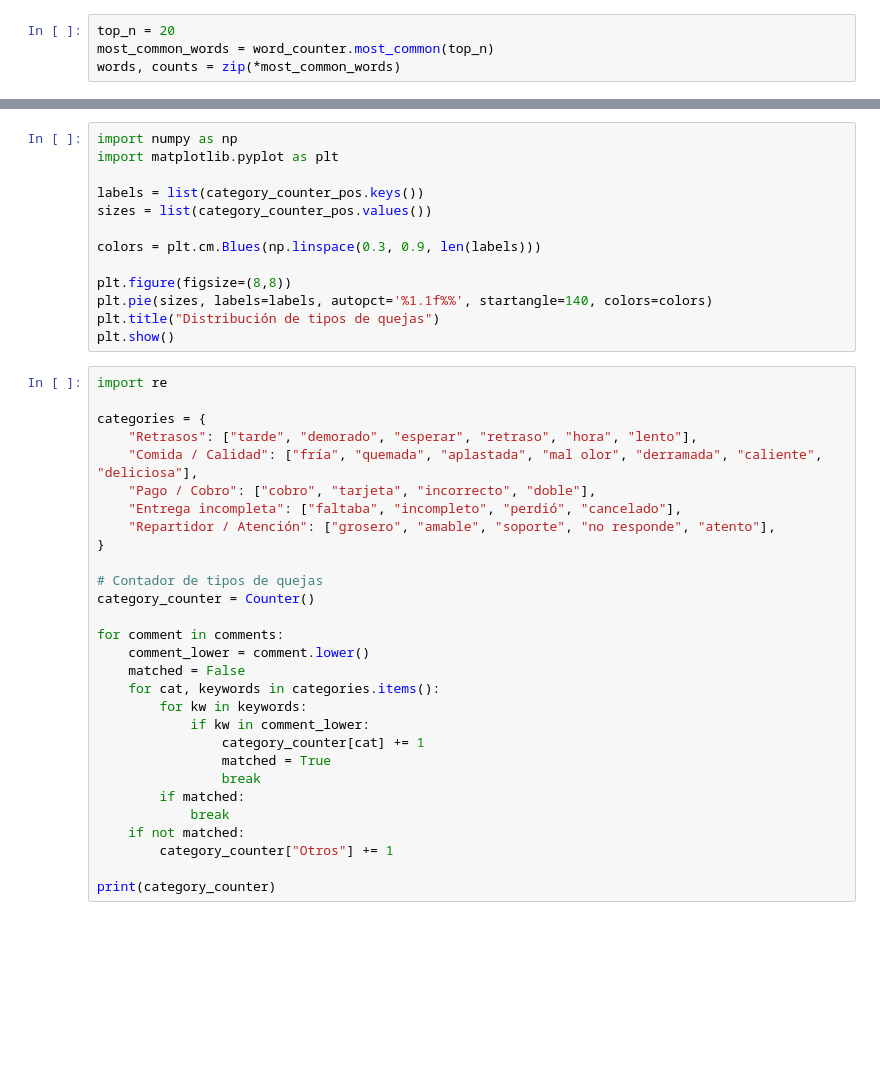
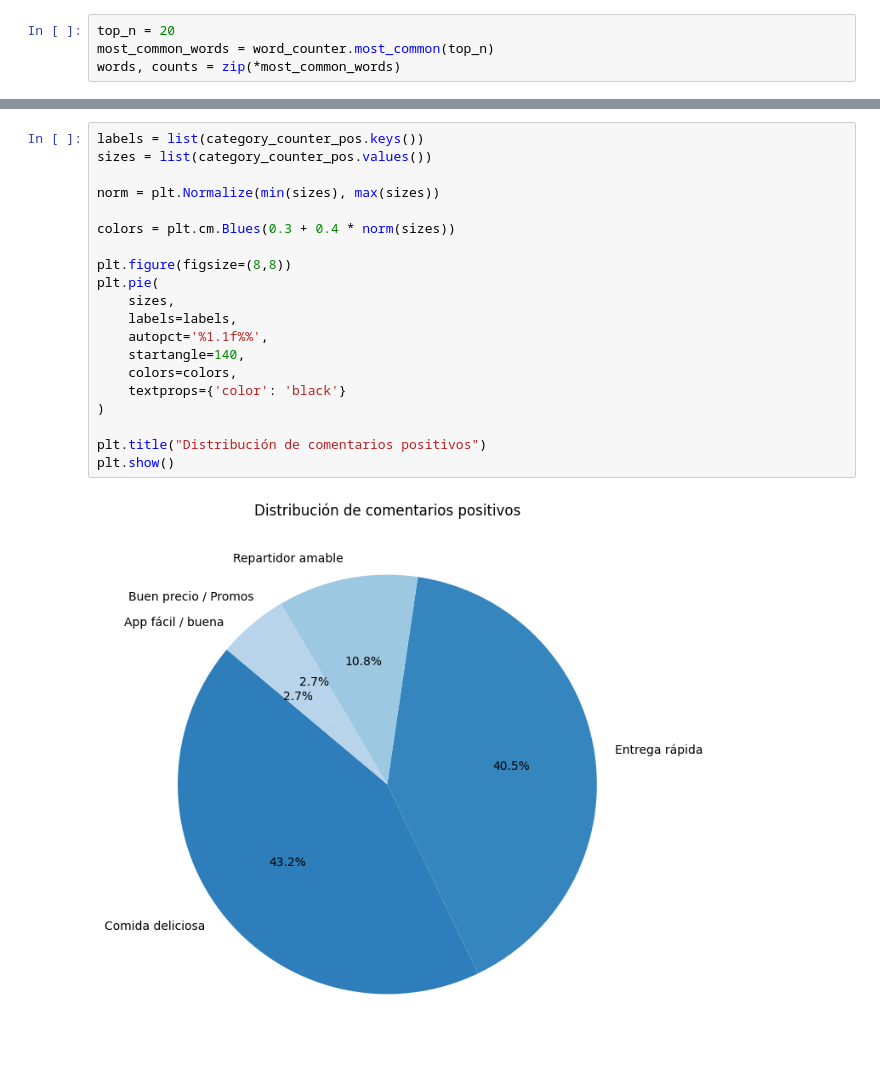
Before and after one commit to sebastianb92/nlp-labs, a Jupyter notebook: Session1/1-Spacy-Basics.ipynb, the cells around one changed output, grey strips where cells are left out. Drawn from its saved outputs; the diff is of its cells as text; blank space fills up the shorter version.

```diff
--- a/Session1/1-Spacy-Basics.ipynb
+++ b/Session1/1-Spacy-Basics.ipynb
@@ -323,42 +411,22 @@ print(category_counter_pos)
 # %%
-import numpy as np
-import matplotlib.pyplot as plt
-
 labels = list(category_counter_pos.keys())
 sizes = list(category_counter_pos.values())
 
-colors = plt.cm.Blues(np.linspace(0.3, 0.9, len(labels)))
+norm = plt.Normalize(min(sizes), max(sizes))
+
+colors = plt.cm.Blues(0.3 + 0.4 * norm(sizes))
 
 plt.figure(figsize=(8,8))
-plt.pie(sizes, labels=labels, autopct='%1.1f%%', startangle=140, colors=colors)
-plt.title("Distribución de tipos de quejas")
+plt.pie(
+    sizes,
+    labels=labels,
+    autopct='%1.1f%%',
+    startangle=140,
+    colors=colors,
+    textprops={'color': 'black'}
+)
+
+plt.title("Distribución de comentarios positivos")
 plt.show()
+# %% [output]
+[figure, added]
-# %%
-import re
-
-categories = {
-    "Retrasos": ["tarde", "demorado", "esperar", "retraso", "hora", "lento"],
-    "Comida / Calidad": ["fría", "quemada", "aplastada", "mal olor", "derramada", "caliente", "deliciosa"],
-    "Pago / Cobro": ["cobro", "tarjeta", "incorrecto", "doble"],
-    "Entrega incompleta": ["faltaba", "incompleto", "perdió", "cancelado"],
-    "Repartidor / Atención": ["grosero", "amable", "soporte", "no responde", "atento"],
-}
-
-# Contador de tipos de quejas
-category_counter = Counter()
-
-for comment in comments:
-    comment_lower = comment.lower()
-    matched = False
-    for cat, keywords in categories.items():
-        for kw in keywords:
-            if kw in comment_lower:
-                category_counter[cat] += 1
-                matched = True
-                break
-        if matched:
-            break
-    if not matched:
-        category_counter["Otros"] += 1
-
-print(category_counter)
```
Also changed, not shown: parts of 35 cells of this notebook.
